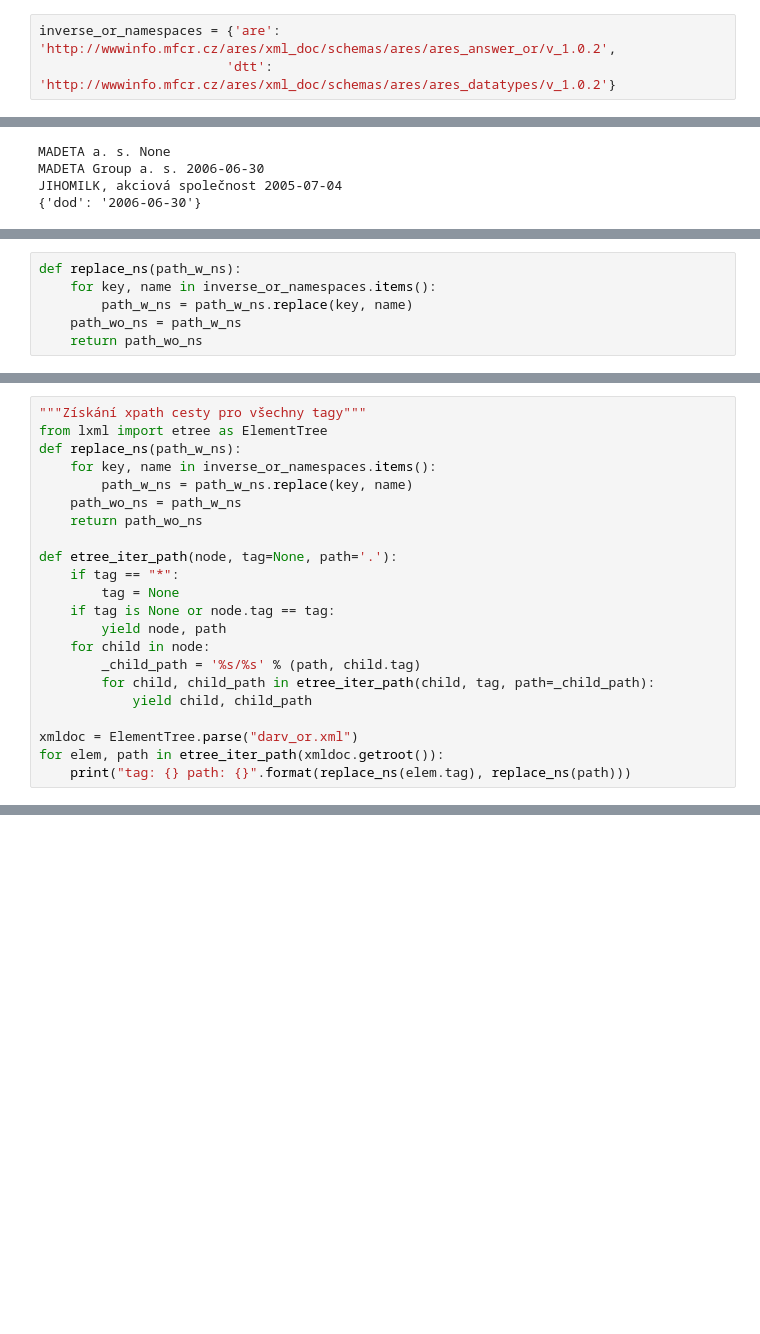
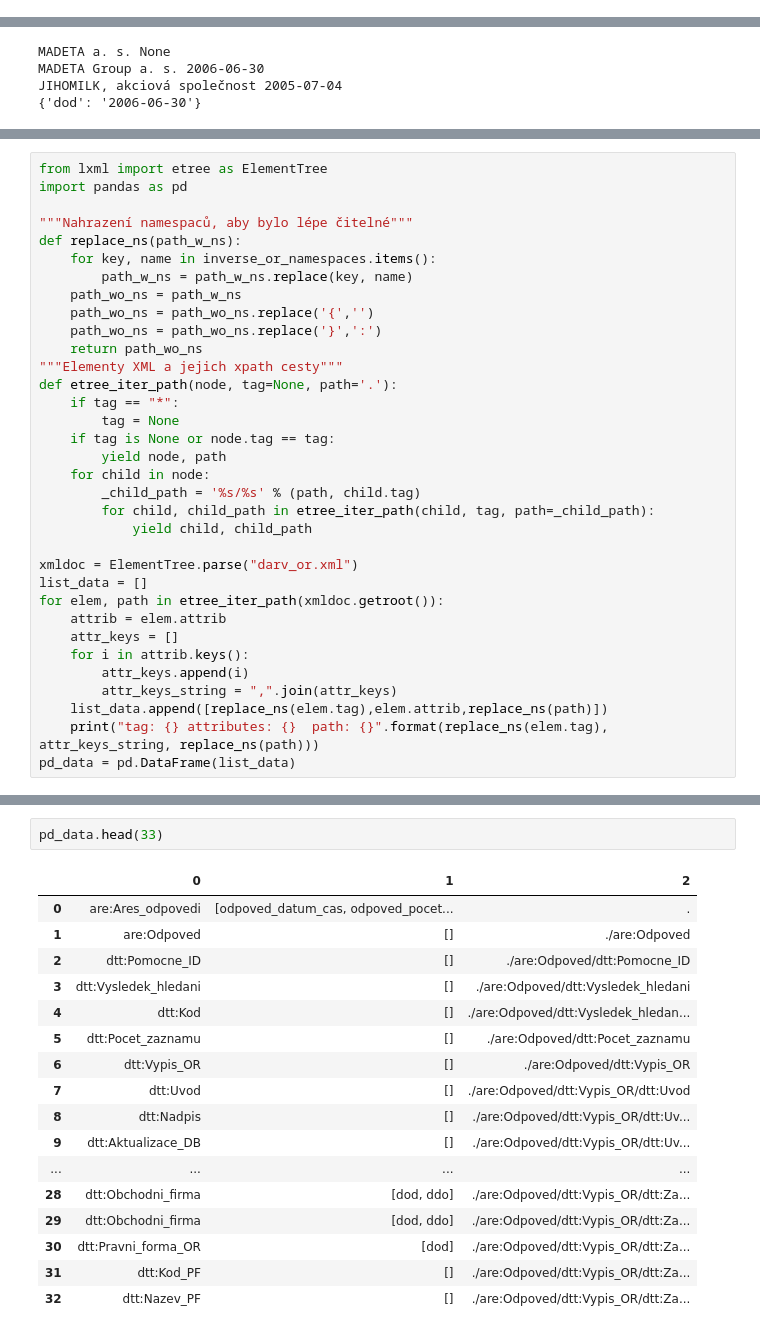
Before and after one commit to vachastepan/StepanRepo, a Jupyter notebook: ARES_OR_Process.ipynb, the cells around one changed output, grey strips where cells are left out. Cells and saved outputs as stored; diff of their text form; blank space fills up the shorter version.

```diff
--- a/ARES_OR_Process.ipynb
+++ b/ARES_OR_Process.ipynb
@@ -14,6 +14,3 @@ or_namespaces = {'are': 'http://wwwinfo.mfcr.cz/ares/xml_doc/schemas/ares/ares_a
              }
 # %%
 inverse_or_namespaces = {v: k for k, v in or_namespaces.items()}
-# %%
-inverse_or_namespaces = {'are': 'http://wwwinfo.mfcr.cz/ares/xml_doc/schemas/ares/ares_answer_or/v_1.0.2',
-                        'dtt': 'http://wwwinfo.mfcr.cz/ares/xml_doc/schemas/ares/ares_datatypes/v_1.0.2'}
@@ -50,6 +28,0 @@ xml_file = open("darv_or.xml",'r')
-# %%
-def replace_ns(path_w_ns):
-    for key, name in inverse_or_namespaces.items():
-        path_w_ns = path_w_ns.replace(key, name)
-    path_wo_ns = path_w_ns
-    return path_wo_ns
@@ -64,12 +31,16 @@ xsi http://www.w3.org/2001/XMLSchema-instance
 # %%
-"""Získání xpath cesty pro všechny tagy"""
 from lxml import etree as ElementTree
+import pandas as pd
+
+"""Nahrazení namespaců, aby bylo lépe čitelné"""
 def replace_ns(path_w_ns):
     for key, name in inverse_or_namespaces.items():
         path_w_ns = path_w_ns.replace(key, name)
     path_wo_ns = path_w_ns
+    path_wo_ns = path_wo_ns.replace('{','')
+    path_wo_ns = path_wo_ns.replace('}',':')
     return path_wo_ns
-
+"""Elementy XML a jejich xpath cesty"""
 def etree_iter_path(node, tag=None, path='.'):
     if tag == "*":
         tag = None
@@ -81,6 +52,14 @@ def etree_iter_path(node, tag=None, path='.'):
             yield child, child_path
 
 xmldoc = ElementTree.parse("darv_or.xml")
+list_data = []
 for elem, path in etree_iter_path(xmldoc.getroot()):
-    print("tag: {} path: {}".format(replace_ns(elem.tag), replace_ns(path)))
+    attrib = elem.attrib
+    attr_keys = []
+    for i in attrib.keys():
+        attr_keys.append(i)
+        attr_keys_string = ",".join(attr_keys)
+    list_data.append([replace_ns(elem.tag),elem.attrib,replace_ns(path)])
+    print("tag: {} attributes: {}  path: {}".format(replace_ns(elem.tag), attr_keys_string, replace_ns(path)))
+pd_data = pd.DataFrame(list_data)
 # %% [output]
@@ -105,0 +87,20 @@ print(tree.getelementpath(a[0]))
+# %%
+pd_data.head(33)
+# %% [output]
+|  | 0 | 1 | 2 |
+| 0 | are:Ares_odpovedi | [odpoved_datum_cas, odpoved_pocet... | . |
+| 1 | are:Odpoved | [] | ./are:Odpoved |
+| 2 | dtt:Pomocne_ID | [] | ./are:Odpoved/dtt:Pomocne_ID |
+| 3 | dtt:Vysledek_hledani | [] | ./are:Odpoved/dtt:Vysledek_hledani |
+| 4 | dtt:Kod | [] | ./are:Odpoved/dtt:Vysledek_hledan... |
+| 5 | dtt:Pocet_zaznamu | [] | ./are:Odpoved/dtt:Pocet_zaznamu |
+| 6 | dtt:Vypis_OR | [] | ./are:Odpoved/dtt:Vypis_OR |
+| 7 | dtt:Uvod | [] | ./are:Odpoved/dtt:Vypis_OR/dtt:Uvod |
+| 8 | dtt:Nadpis | [] | ./are:Odpoved/dtt:Vypis_OR/dtt:Uv... |
+| 9 | dtt:Aktualizace_DB | [] | ./are:Odpoved/dtt:Vypis_OR/dtt:Uv... |
+| ... | ... | ... | ... |
+| 28 | dtt:Obchodni_firma | [dod, ddo] | ./are:Odpoved/dtt:Vypis_OR/dtt:Za... |
+| 29 | dtt:Obchodni_firma | [dod, ddo] | ./are:Odpoved/dtt:Vypis_OR/dtt:Za... |
+| 30 | dtt:Pravni_forma_OR | [dod] | ./are:Odpoved/dtt:Vypis_OR/dtt:Za... |
+| 31 | dtt:Kod_PF | [] | ./are:Odpoved/dtt:Vypis_OR/dtt:Za... |
+| 32 | dtt:Nazev_PF | [] | ./are:Odpoved/dtt:Vypis_OR/dtt:Za... |
```
Also changed, not shown: parts of 10 cells of this notebook.
